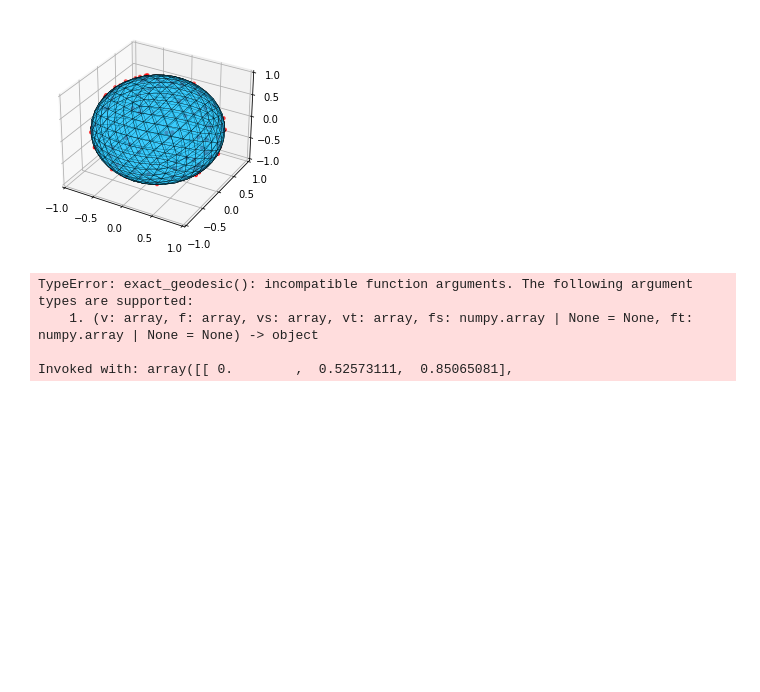
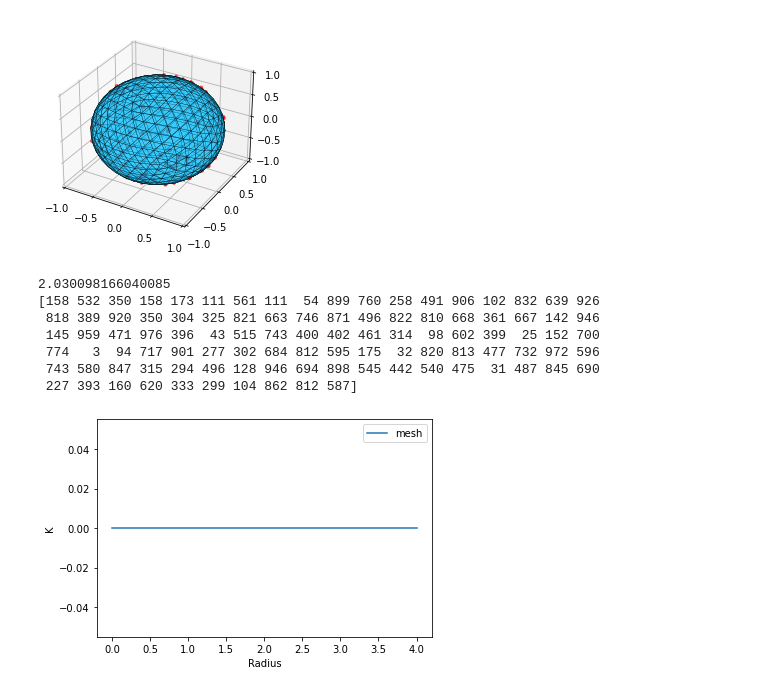
Before and after one commit to Muhanzhaokmp228/Bachelor-project, a Jupyter notebook: Code/SphereMesh.ipynb, the cells around one changed output. Drawn from its saved outputs; the diff is of its cells as text; code cells hidden in the pictures; blank space fills up the shorter version.

Commit message:
spheremesh distance

```diff
--- a/Code/SphereMesh.ipynb
+++ b/Code/SphereMesh.ipynb
@@ -142,16 +142,17 @@ def pairDistances(samples, vertices, faces):
     dist = []
 
     # get the smallest distance faces
-    signed_dist = igl.signed_distance(points, vertices, faces)
+    signed_dist = igl.signed_distance(samples, vertices, faces)
     pointToface = signed_dist[1]
 
     # loop through all pair and compute distance
     for i in range(npts):
         for j in range(i+1, npts):
-            fs = np.asarray(pointToface[i])
-            ft = np.asarray(pointToface[j])
-            d = igl.exact_geodesic(vertices, faces, fs=fs, ft=ft)
-            print(fs, ft, d)
+            fs = np.array(pointToface[i])
+            ft = np.array(pointToface[j])
+            d = igl.exact_geodesic(vertices, faces, fs, ft)
+            dist.append(d)
+            # print(fs, ft, d)
     return dist
 
 
@@ -173,20 +174,31 @@ def ripleyK(r, data, vertices, faces, radii):
     return K
 # %%
 radii = np.linspace(0, 4, 50)
+
+d = igl.signed_distance(points, vertices, faces)
+fs = np.array([158])
+ft = np.array([532])
+dist = igl.exact_geodesic(vertices, faces, fs, ft)
+print(dist)
+print(d[1])
 
 pdist = pairDistances(points, vertices, faces)
 
 kt = ripleyK(1, points, vertices, faces, radii)
 
 
 # Plotting the Ripley's K function
 plt.plot(radii, kt, label='mesh')
 plt.xlabel('Radius')
 plt.ylabel('K')
 plt.legend()
 plt.show()
 # %% [output]
-TypeError: exact_geodesic(): incompatible function arguments. The following argument types are supported:
-    1. (v: array, f: array, vs: array, vt: array, fs: numpy.array | None = None, ft: numpy.array | None = None) -> object
-
-Invoked with: array([[ 0.        ,  0.52573111,  0.85065081],
+2.030098166040085
+[158 532 350 158 173 111 561 111  54 899 760 258 491 906 102 832 639 926
+ 818 389 920 350 304 325 821 663 746 871 496 822 810 668 361 667 142 946
+ 145 959 471 976 396  43 515 743 400 402 461 314  98 602 399  25 152 700
+ 774   3  94 717 901 277 302 684 812 595 175  32 820 813 477 732 972 596
+ 743 580 847 315 294 496 128 946 694 898 545 442 540 475  31 487 845 690
+ 227 393 160 620 333 299 104 862 812 587]
+[figure, added]
```
Also changed, not shown: parts of 1 cell of this notebook.
